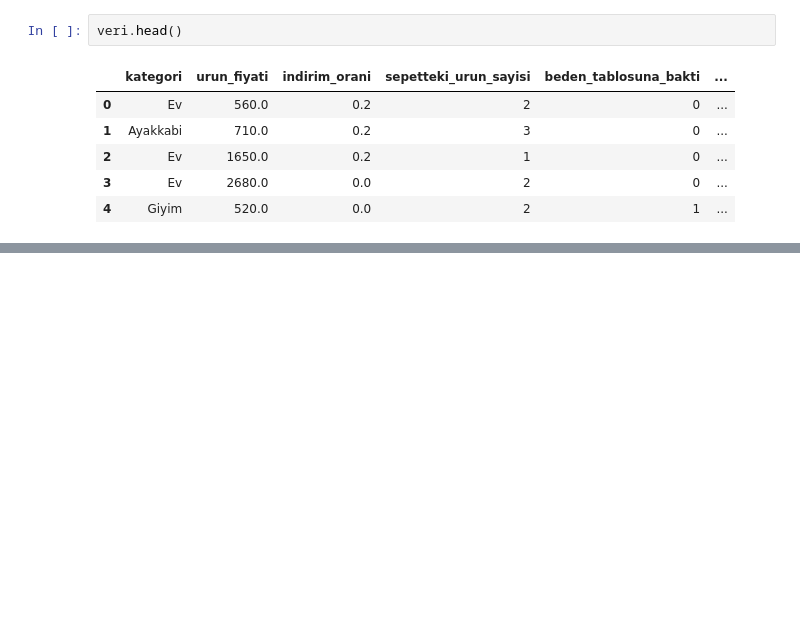
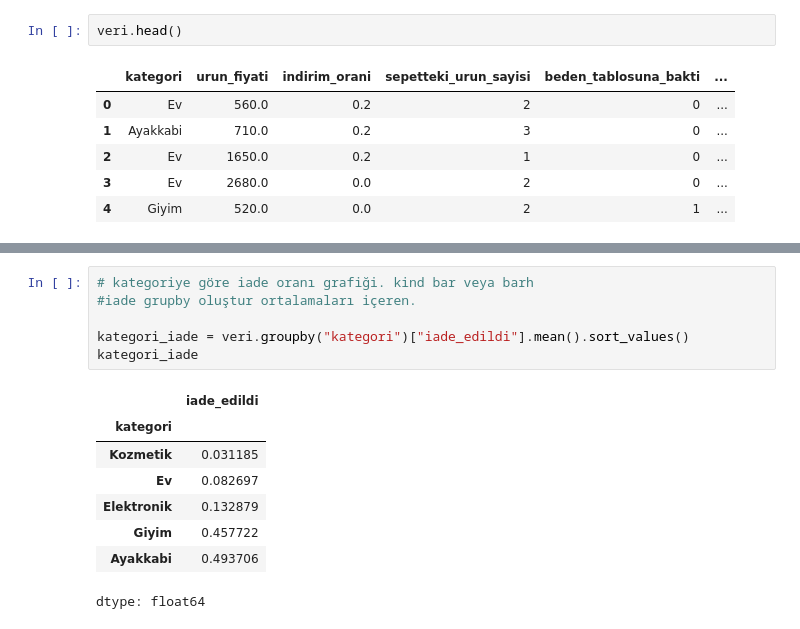
Before and after one commit to europecodingschool/ECS---VB---YZ---08.26, a Jupyter notebook: VB_YZ_Ders_16_2.ipynb, the cells around one changed output, grey strips where cells are left out. Saved outputs shown, nothing was run; the diff lists cells and outputs as text; blank space fills up the shorter version.

```diff
--- a/VB_YZ_Ders_16_2.ipynb
+++ b/VB_YZ_Ders_16_2.ipynb
@@ -18,0 +98,15 @@ veri.head()
+# %%
+# kategoriye göre iade oranı grafiği. kind bar veya barh
+#iade grupby oluştur ortalamaları içeren.
+
+kategori_iade = veri.groupby("kategori")["iade_edildi"].mean().sort_values()
+kategori_iade
+# %% [output]
+|  | iade_edildi |
+| kategori |  |
+| Kozmetik | 0.031185 |
+| Ev | 0.082697 |
+| Elektronik | 0.132879 |
+| Giyim | 0.457722 |
+| Ayakkabi | 0.493706 |
+dtype: float64
```
Also changed, not shown: parts of 14 cells of this notebook.
